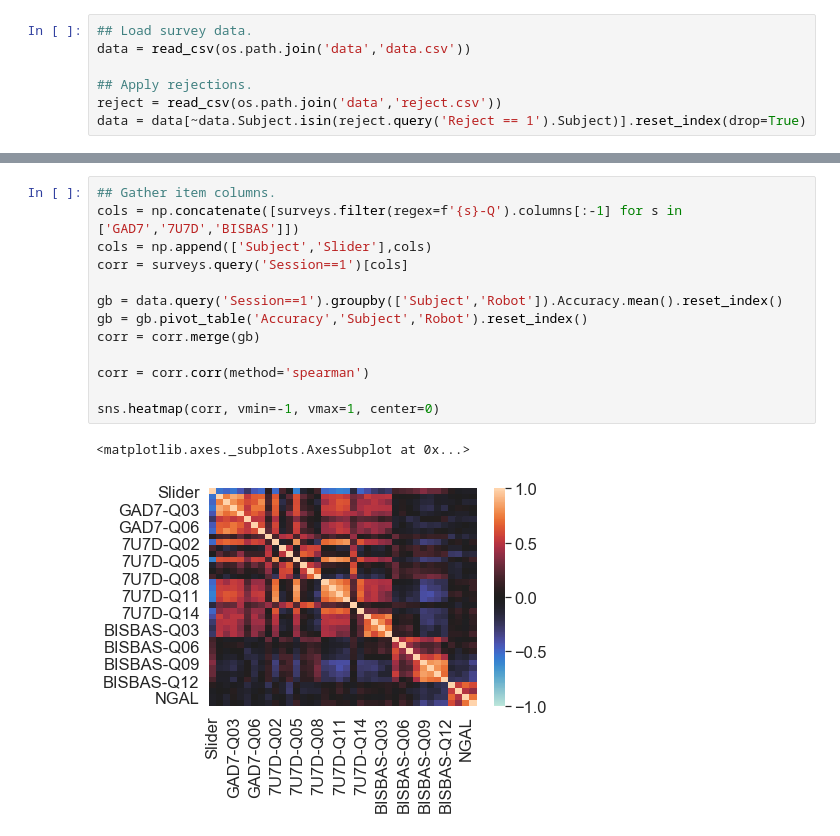
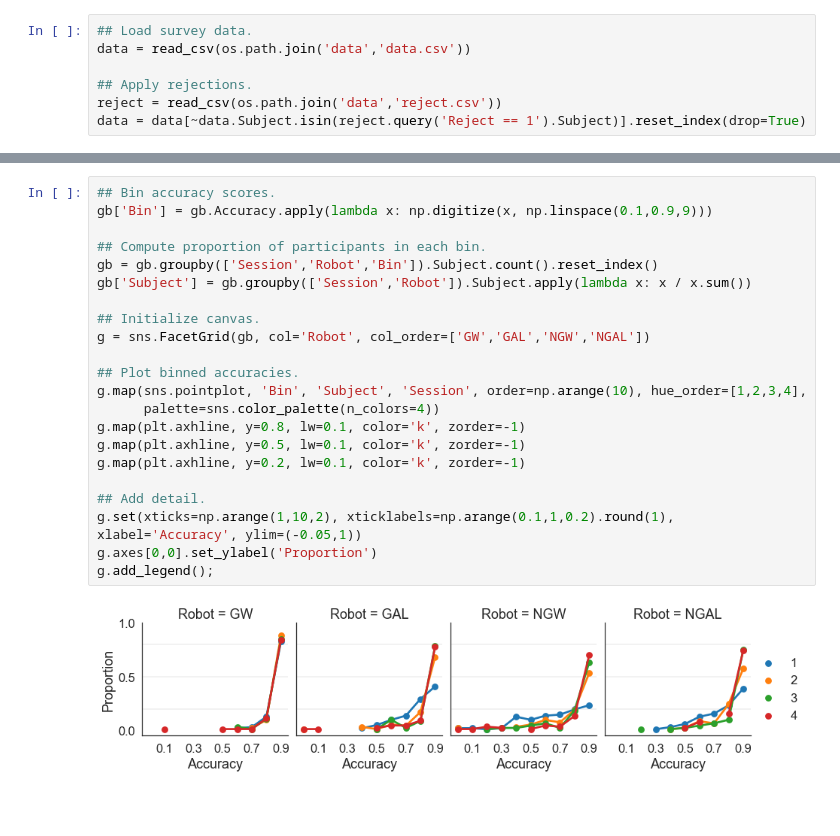
Before and after one commit to nivlab/RobotFactory, a Jupyter notebook: notebooks/04_TestRetest/02_Descriptive.ipynb, the cells around one changed output, grey strips where cells are left out. Cells and saved outputs as stored; diff of their text form; blank space fills up the shorter version.

```diff
--- a/notebooks/04_TestRetest/02_Descriptive.ipynb
+++ b/notebooks/04_TestRetest/02_Descriptive.ipynb
@@ -103,16 +123,24 @@ plt.tight_layout()
-# %%
-## Gather item columns.
-cols = np.concatenate([surveys.filter(regex=f'{s}-Q').columns[:-1] for s in ['GAD7','7U7D','BISBAS']])
-cols = np.append(['Subject','Slider'],cols)
-corr = surveys.query('Session==1')[cols]
-
-gb = data.query('Session==1').groupby(['Subject','Robot']).Accuracy.mean().reset_index()
-gb = gb.pivot_table('Accuracy','Subject','Robot').reset_index()
-corr = corr.merge(gb)
-
-corr = corr.corr(method='spearman')
-
-sns.heatmap(corr, vmin=-1, vmax=1, center=0)
-# %% [output]
-<matplotlib.axes._subplots.AxesSubplot at 0x...>
-[figure, removed]
+# %%
+## Bin accuracy scores.
+gb['Bin'] = gb.Accuracy.apply(lambda x: np.digitize(x, np.linspace(0.1,0.9,9)))
+
+## Compute proportion of participants in each bin.
+gb = gb.groupby(['Session','Robot','Bin']).Subject.count().reset_index()
+gb['Subject'] = gb.groupby(['Session','Robot']).Subject.apply(lambda x: x / x.sum())
+
+## Initialize canvas.
+g = sns.FacetGrid(gb, col='Robot', col_order=['GW','GAL','NGW','NGAL'])
+
+## Plot binned accuracies.
+g.map(sns.pointplot, 'Bin', 'Subject', 'Session', order=np.arange(10), hue_order=[1,2,3,4],
+      palette=sns.color_palette(n_colors=4))
+g.map(plt.axhline, y=0.8, lw=0.1, color='k', zorder=-1)
+g.map(plt.axhline, y=0.5, lw=0.1, color='k', zorder=-1)
+g.map(plt.axhline, y=0.2, lw=0.1, color='k', zorder=-1)
+
+## Add detail.
+g.set(xticks=np.arange(1,10,2), xticklabels=np.arange(0.1,1,0.2).round(1), xlabel='Accuracy', ylim=(-0.05,1))
+g.axes[0,0].set_ylabel('Proportion')
+g.add_legend();
+# %% [output]
+[figure, added]
```
Also changed, not shown: parts of 11 cells of this notebook, 22 other files.
